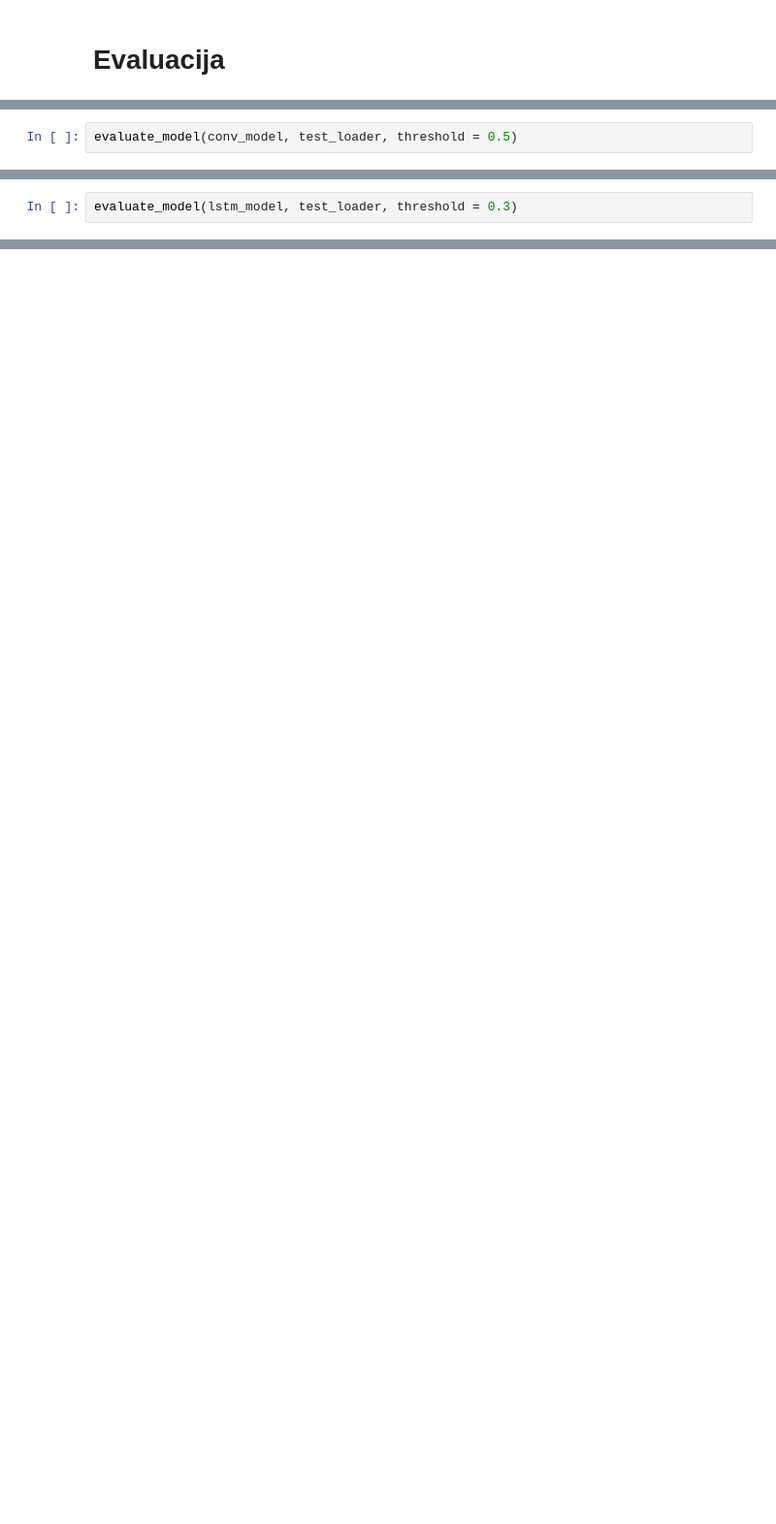
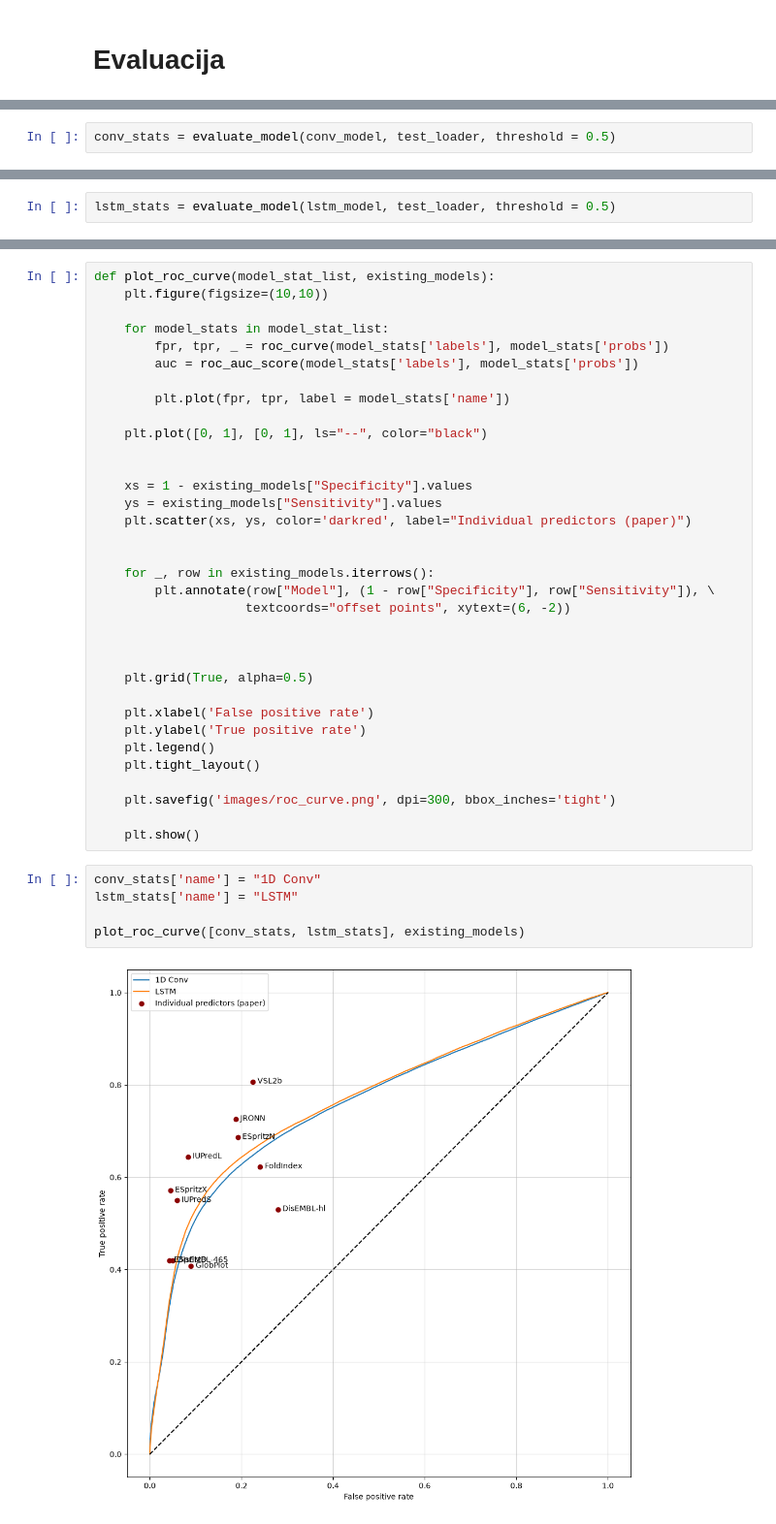
Before and after one commit to jovanbengin/matf-ml-protein-prediction, a Jupyter notebook: 02_model_training.ipynb, the cells around one changed output, grey strips where cells are left out. Shown at 97% size. Cells and saved outputs as stored; diff of their text form; blank space fills up the shorter version.

```diff
--- a/02_model_training.ipynb
+++ b/02_model_training.ipynb
@@ -461,3 +466,3 @@ def evaluate_model(model, evaluation_loader, threshold):
 # %%
-evaluate_model(conv_model, test_loader, threshold = 0.5)
+conv_stats = evaluate_model(conv_model, test_loader, threshold = 0.5)
 # %% [output]
@@ -478,3 +484,3 @@ Accuracy: 0.7397326289110607
 # %%
-evaluate_model(lstm_model, test_loader, threshold = 0.3)
+lstm_stats = evaluate_model(lstm_model, test_loader, threshold = 0.5)
 # %% [output]
@@ -494,0 +542,41 @@ Accuracy: 0.7299052242668713
+# %%
+def plot_roc_curve(model_stat_list, existing_models):
+    plt.figure(figsize=(10,10))
+
+    for model_stats in model_stat_list:
+        fpr, tpr, _ = roc_curve(model_stats['labels'], model_stats['probs'])
+        auc = roc_auc_score(model_stats['labels'], model_stats['probs'])
+
+        plt.plot(fpr, tpr, label = model_stats['name'])
+
+    plt.plot([0, 1], [0, 1], ls="--", color="black")
+
+
+    xs = 1 - existing_models["Specificity"].values
+    ys = existing_models["Sensitivity"].values
+    plt.scatter(xs, ys, color='darkred', label="Individual predictors (paper)")
+
+
+    for _, row in existing_models.iterrows():
+        plt.annotate(row["Model"], (1 - row["Specificity"], row["Sensitivity"]), \
+                    textcoords="offset points", xytext=(6, -2))
+
+
+
+    plt.grid(True, alpha=0.5)
+
+    plt.xlabel('False positive rate')
+    plt.ylabel('True positive rate')
+    plt.legend()
+    plt.tight_layout()
+
+    plt.savefig('images/roc_curve.png', dpi=300, bbox_inches='tight')
+
+    plt.show()
+# %%
+conv_stats['name'] = "1D Conv"
+lstm_stats['name'] = "LSTM"
+
+plot_roc_curve([conv_stats, lstm_stats], existing_models)
+# %% [output]
+[figure, added]
```
Also changed, not shown: parts of 19 cells of this notebook, 5 other files.
